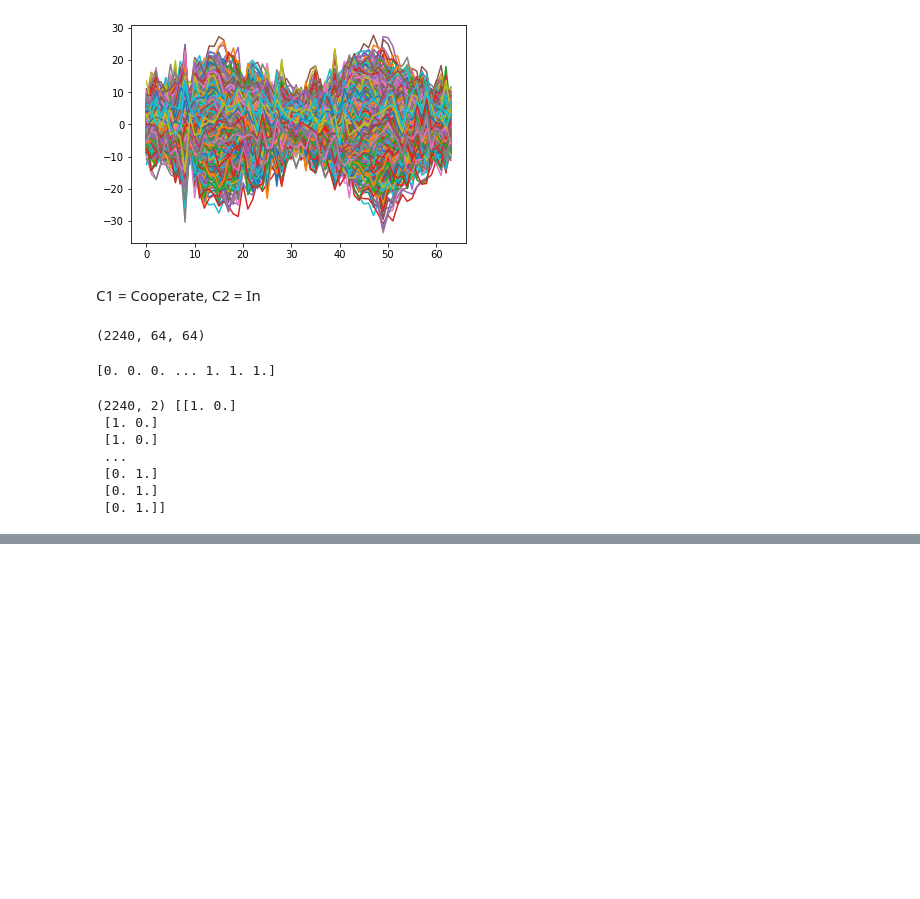
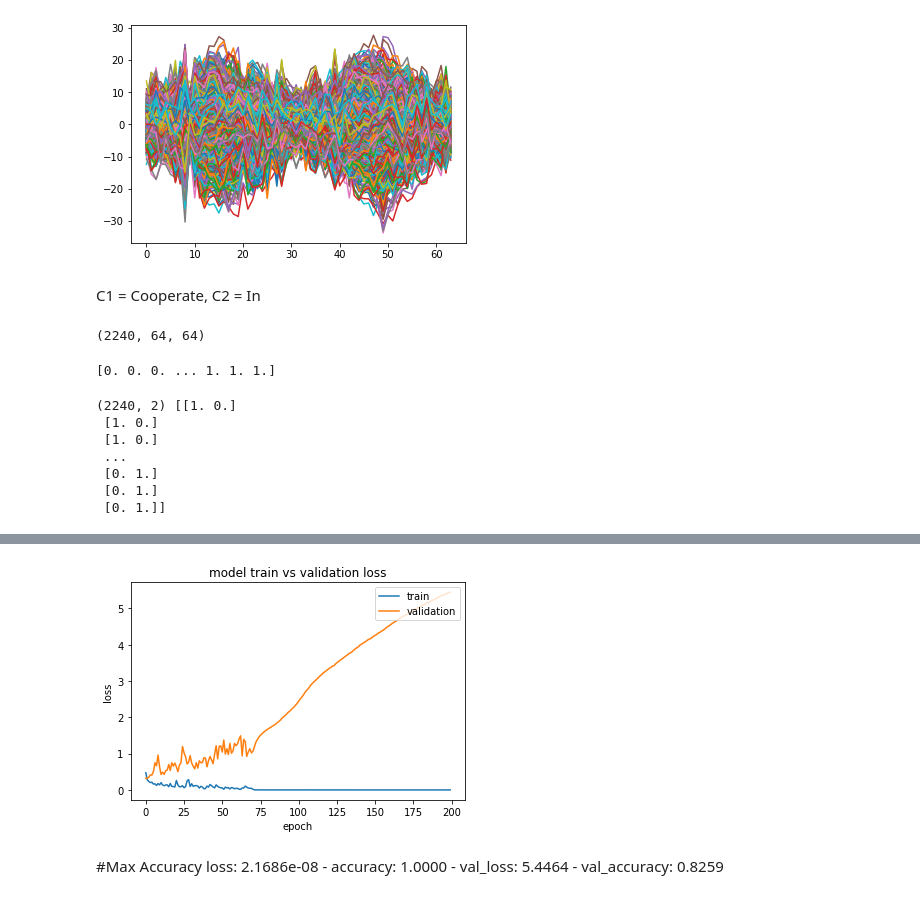
Before and after one commit to Syed-Osama-Hussain/Imagined-Speech-Prediction-from-EEG, a Jupyter notebook: long_short_words.ipynb, the cells around one changed output, grey strips where cells are left out. Cells and saved outputs as stored; diff of their text form; code cells hidden in the pictures; blank space fills up the shorter version.

Commit message:
Max accuracy but overfitting

```diff
--- a/long_short_words.ipynb
+++ b/long_short_words.ipynb
@@ -140,6 +140,8 @@ ________________________________________________________________________________
 None
 # %%
 model.compile(optimizer='adam', loss='categorical_crossentropy', metrics=['accuracy'])
+# %%
+train_data, labels = shuffle(train_data, labels)
 # %%
 for i in range(2):
   print("Iteration no ",i," for training \n=========\n=========\n=========")
@@ -205,0 +208,13 @@ Loss Comparison ====================================================
+# %%
+  plt.plot(history.history['loss'])
+  plt.plot(history.history['val_loss'])
+  plt.title('model train vs validation loss')
+  plt.ylabel('loss')
+  plt.xlabel('epoch')
+  plt.legend(['train', 'validation'], loc='upper right')
+  plt.show()
+# %% [output]
+[figure, added]
+# %% [markdown]
+#Max Accuracy
+loss: 2.1686e-08 - accuracy: 1.0000 - val_loss: 5.4464 - val_accuracy: 0.8259
```
Also changed, not shown: parts of 2 cells of this notebook.
